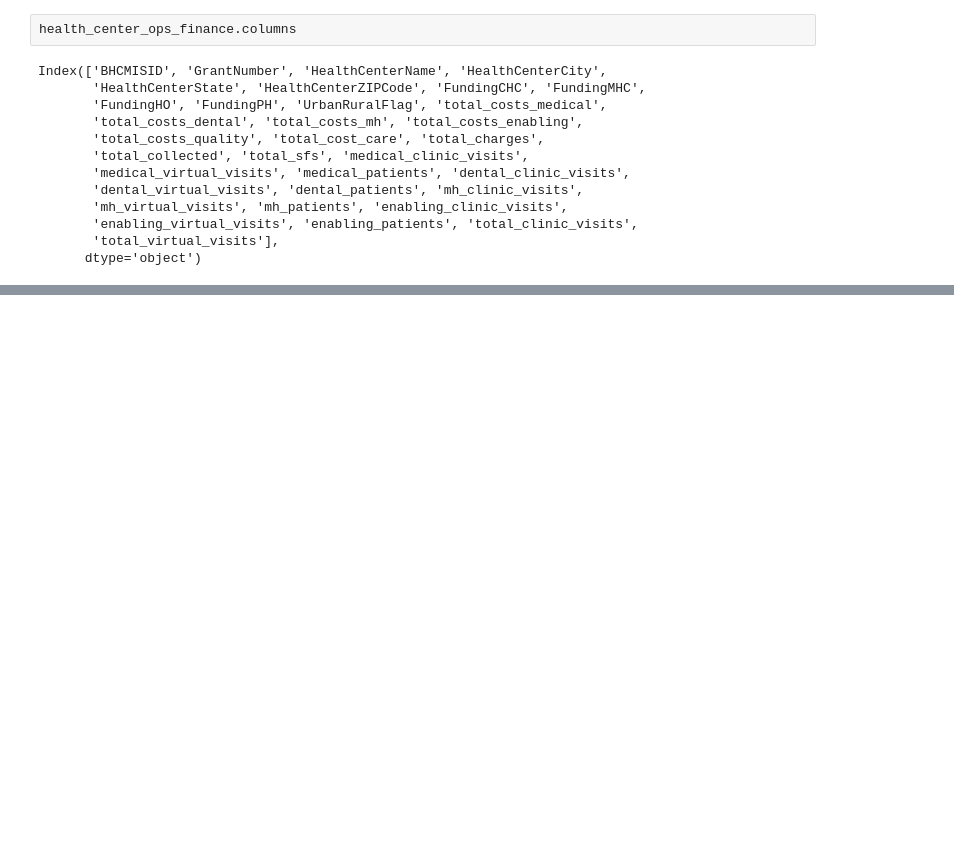
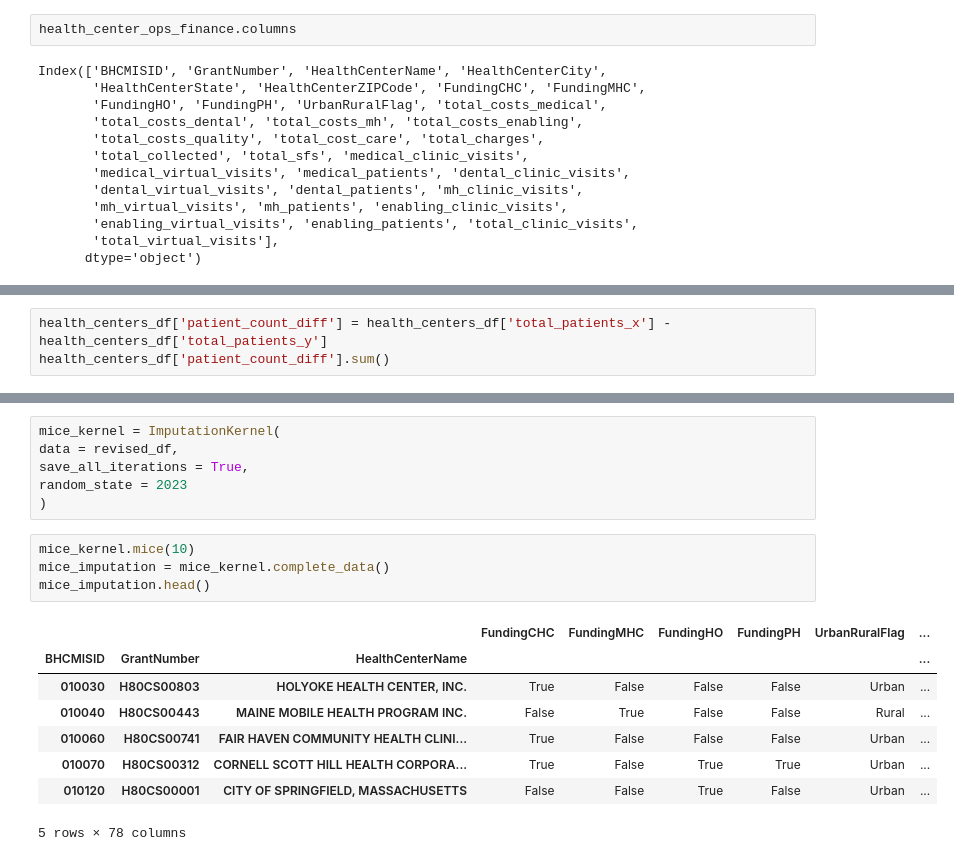
Before and after one commit to dezertdweller/capstone-project-fqhc-model, a Jupyter notebook: notebooks/data-wrangling.ipynb, the cells around one changed output, grey strips where cells are left out. Saved outputs shown, nothing was run; the diff lists cells and outputs as text; blank space fills up the shorter version.

```diff
--- a/notebooks/data-wrangling.ipynb
+++ b/notebooks/data-wrangling.ipynb
@@ -766,0 +693,3 @@ missing_health_center_data
+# %%
+health_centers_df['patient_count_diff'] = health_centers_df['total_patients_x'] - health_centers_df['total_patients_y']
+health_centers_df['patient_count_diff'].sum()
@@ -766,0 +759,19 @@ missing_health_center_data
+# %%
+mice_kernel = ImputationKernel(
+data = revised_df,
+save_all_iterations = True,
+random_state = 2023
+)
+# %%
+mice_kernel.mice(10)
+mice_imputation = mice_kernel.complete_data()
+mice_imputation.head()
+# %% [output]
+|  |  |  | FundingCHC | FundingMHC | FundingHO | FundingPH | UrbanRuralFlag | ... |
+| BHCMISID | GrantNumber | HealthCenterName |  |  |  |  |  | ... |
+| 010030 | H80CS00803 | HOLYOKE HEALTH CENTER, INC. | True | False | False | False | Urban | ... |
+| 010040 | H80CS00443 | MAINE MOBILE HEALTH PROGRAM INC. | False | True | False | False | Rural | ... |
+| 010060 | H80CS00741 | FAIR HAVEN COMMUNITY HEALTH CLINI... | True | False | False | False | Urban | ... |
+| 010070 | H80CS00312 | CORNELL SCOTT HILL HEALTH CORPORA... | True | False | True | True | Urban | ... |
+| 010120 | H80CS00001 | CITY OF SPRINGFIELD, MASSACHUSETTS | False | False | True | False | Urban | ... |
+5 rows × 78 columns
```
Also changed, not shown: parts of 48 cells of this notebook.
